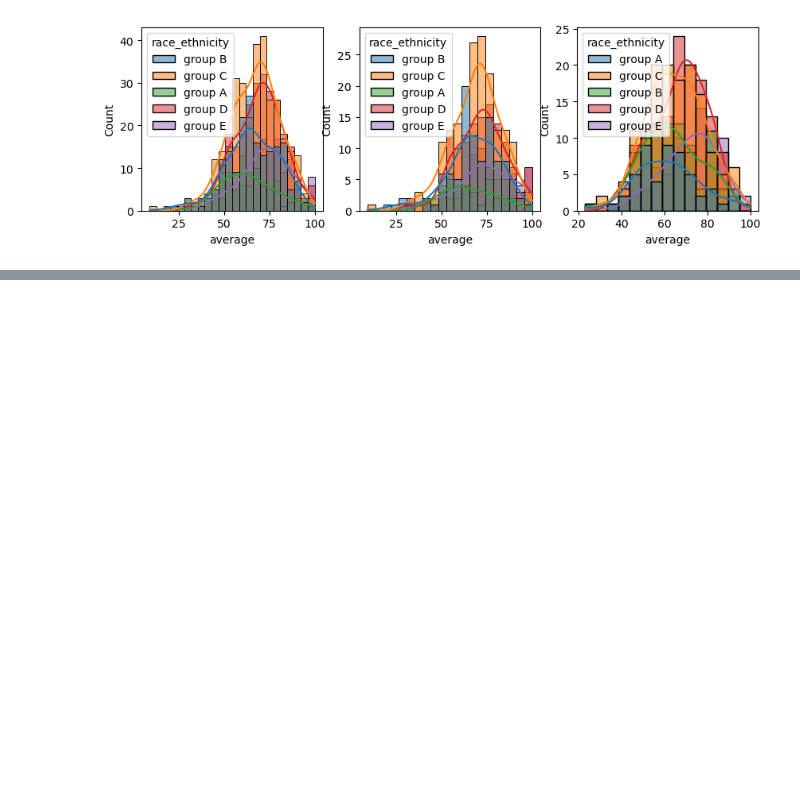
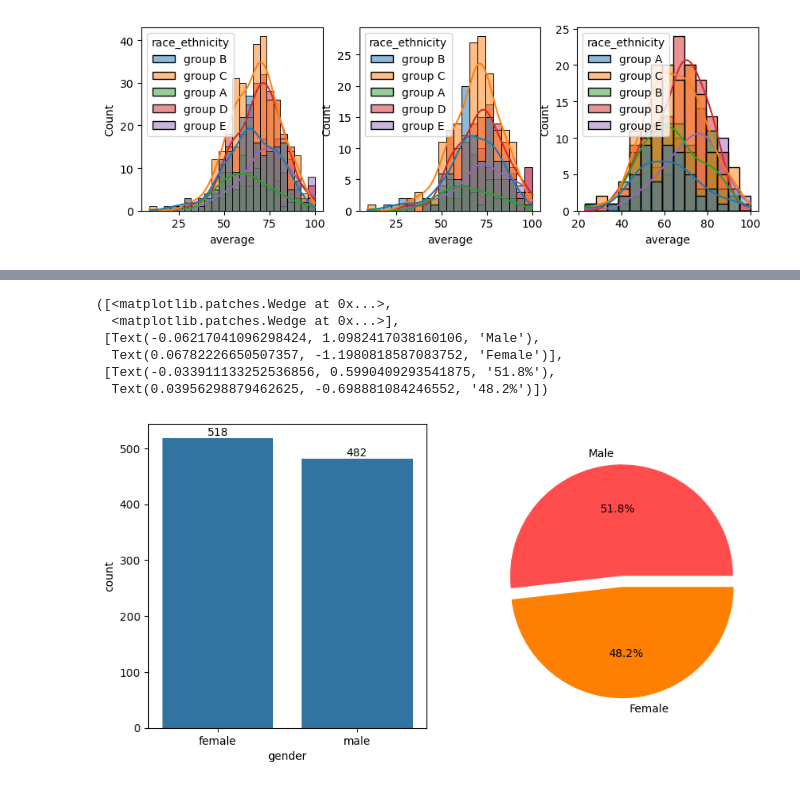
Before and after one commit to nikhillath/mlproject, a Jupyter notebook: notebook/EDA.ipynb, the cells around one changed output, grey strips where cells are left out. Cells and saved outputs as stored; diff of their text form; code cells hidden in the pictures; blank space fills up the shorter version.

```diff
--- a/notebook/EDA.ipynb
+++ b/notebook/EDA.ipynb
@@ -58,0 +116,17 @@ sns.histplot(data=data[data.gender=="male"],kde=True,x="average",hue="race_ethni
+# %%
+fig,axs=plt.subplots(1,2,figsize=(10,5))
+
+sns.countplot(x=data["gender"],data=data,ax=axs[0])
+
+for container in axs[0].containers:
+    axs[0].bar_label(container,color='black',size=10)
+
+axs[1].pie(x=data['gender'].value_counts(),labels=['Male','Female'],explode=[0,0.1],autopct='%1.1f%%',colors=['#ff4d4d','#ff8000'])
+# %% [output]
+([<matplotlib.patches.Wedge at 0x...>,
+  <matplotlib.patches.Wedge at 0x...>],
+ [Text(-0.06217041096298424, 1.0982417038160106, 'Male'),
+  Text(0.06782226650507357, -1.1980818587083752, 'Female')],
+ [Text(-0.033911133252536856, 0.5990409293541875, '51.8%'),
+  Text(0.03956298879462625, -0.698881084246552, '48.2%')])
+[figure, added]
```
Also changed, not shown: parts of 10 cells of this notebook, 9 other files.
